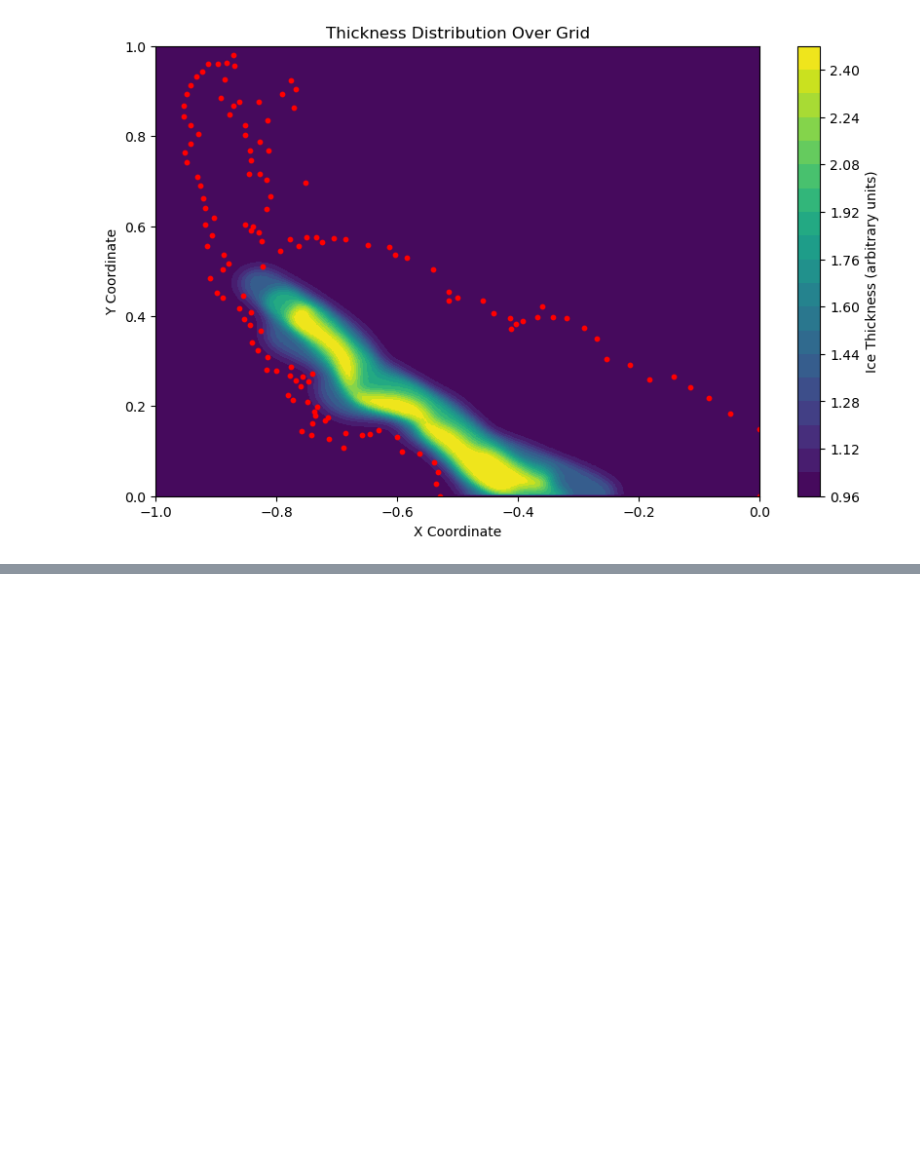
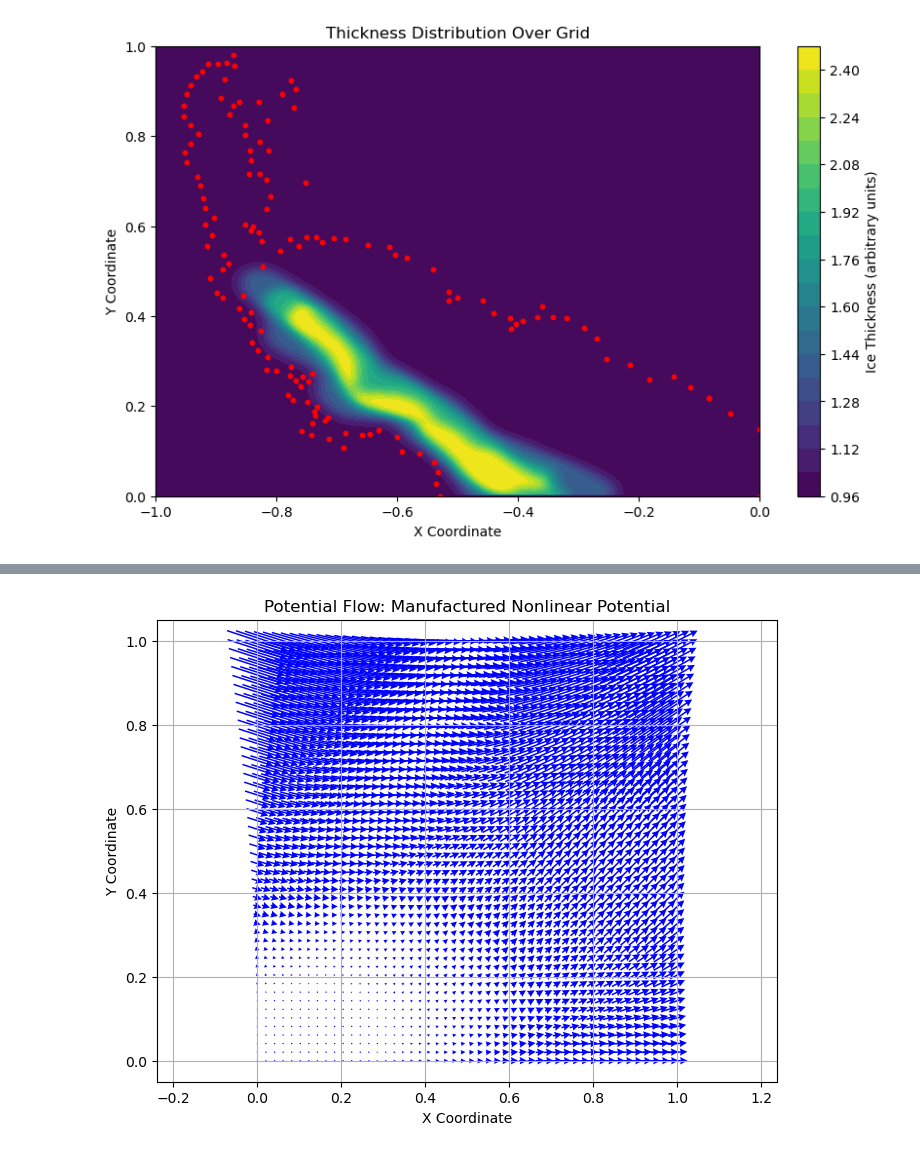
Before and after one commit to kumiori/crunchy, a Jupyter notebook: ice-cracks/interpolate.ipynb, the cells around one changed output, grey strips where cells are left out. Cells and saved outputs as stored; diff of their text form; code cells hidden in the pictures; blank space fills up the shorter version.

```diff
--- a/ice-cracks/interpolate.ipynb
+++ b/ice-cracks/interpolate.ipynb
@@ -47,0 +132,24 @@ plt.show()
+# %%
+# Define a 2D grid for the domain [0, 1] x [0, 1]
+x = np.linspace(0, 1, 50)
+y = np.linspace(0, 1, 50)
+X, Y = np.meshgrid(x, y)
+
+# Define a manufactured nonlinear potential function
+potential = np.sin(np.pi * X) * np.sin(2 * np.pi * Y)
+potential = X**2 * Y + Y**3 - X * Y**2
+
+# Compute the velocity field as the gradient of the potential
+U, V = np.gradient(potential, x, y)
+
+# Plot the vector field using quiver
+plt.figure(figsize=(8, 6))
+plt.quiver(X, Y, U, V, color="blue", pivot="middle", scale=30, headwidth=5)
+plt.title("Potential Flow: Manufactured Nonlinear Potential")
+plt.xlabel("X Coordinate")
+plt.ylabel("Y Coordinate")
+plt.grid(True)
+plt.axis("equal")
+plt.show()
+# %% [output]
+[figure, added]
```
Also changed, not shown: parts of 8 cells of this notebook.
